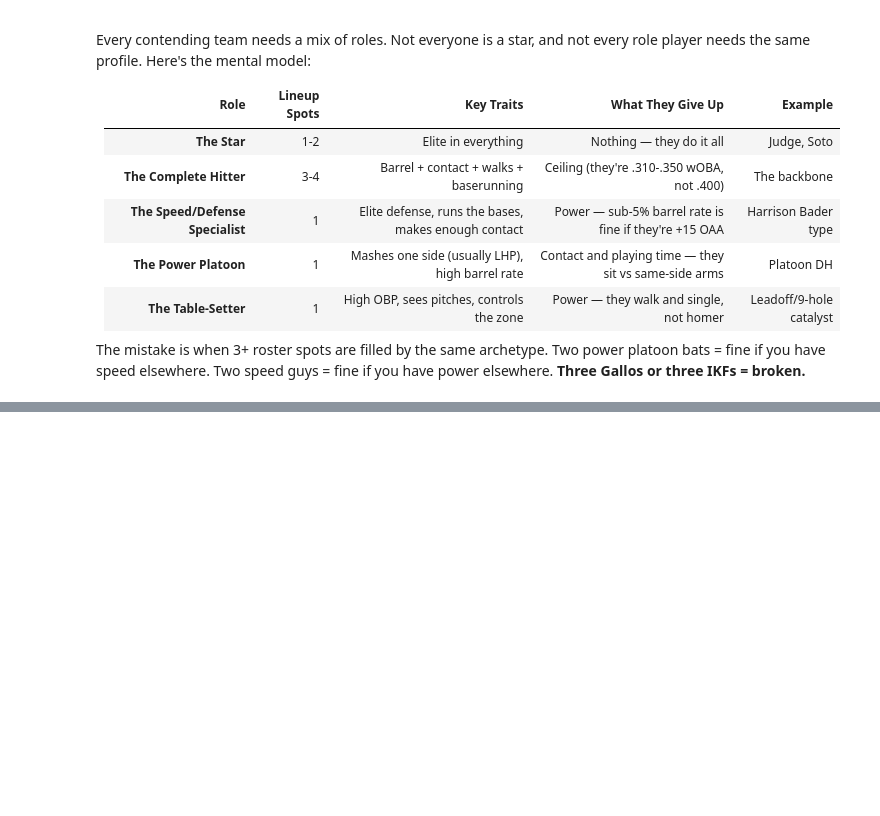
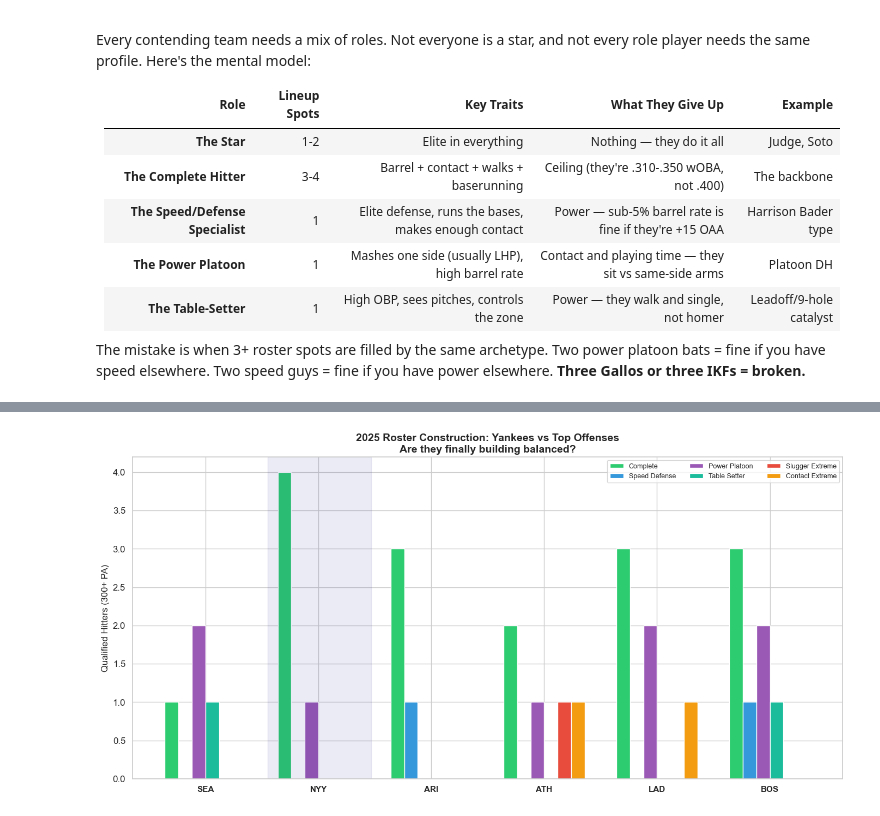
Before and after one commit to regimeiq/fire_fishman, a Jupyter notebook: notebooks/11_role_player_profile.ipynb, the cells around one changed output, grey strips where cells are left out. Drawn from its saved outputs; the diff is of its cells as text; code cells hidden in the pictures; blank space fills up the shorter version.

```diff
--- a/notebooks/11_role_player_profile.ipynb
+++ b/notebooks/11_role_player_profile.ipynb
@@ -547,0 +677,48 @@ plt.show()
+# %%
+# Figure 7: 2025 Yankees vs top 2025 teams by archetype distribution
+# Identify top teams by win% (use wRC+ as proxy if W not available)
+teams_25 = qualified[qualified["Season"] == 2025].groupby("Team").agg(
+    n_hitters=("Name", "count"),
+    avg_wOBA=("wOBA", "mean"),
+    n_complete=("archetype", lambda x: (x == "complete").sum()),
+    n_extreme=("archetype", lambda x: x.isin(["slugger_extreme", "contact_extreme"]).sum()),
+).sort_values("avg_wOBA", ascending=False)
+
+# Take top 6 teams + ensure NYY is included
+top_teams = list(teams_25.head(6).index)
+if "NYY" not in top_teams:
+    top_teams.append("NYY")
+
+fig, ax = plt.subplots(figsize=(14, 7))
+
+bar_width = 0.12
+x = np.arange(len(top_teams))
+archetypes_to_show = ["complete", "speed_defense", "power_platoon",
+                       "table_setter", "slugger_extreme", "contact_extreme"]
+
+for i, atype in enumerate(archetypes_to_show):
+    vals = []
+    for team in top_teams:
+        team_q = qualified[(qualified["Season"] == 2025) & (qualified["Team"] == team)]
+        vals.append(len(team_q[team_q["archetype"] == atype]))
+    bars = ax.bar(x + i * bar_width, vals, bar_width,
+                  color=archetype_colors.get(atype, "#bdc3c7"),
+                  label=atype.replace("_", " ").title())
+
+# Highlight NYY
+nyy_idx = top_teams.index("NYY")
+ax.axvspan(nyy_idx - 0.15, nyy_idx + len(archetypes_to_show) * bar_width + 0.05,
+           alpha=0.08, color="navy")
+
+ax.set_xticks(x + bar_width * 2.5)
+ax.set_xticklabels(top_teams, fontsize=11, fontweight="bold")
+ax.set_ylabel("Qualified Hitters (300+ PA)", fontsize=12)
+ax.set_title("2025 Roster Construction: Yankees vs Top Offenses\nAre they finally building balanced?",
+             fontsize=14, fontweight="bold")
+ax.legend(fontsize=9, ncol=3, loc="upper right")
+
+plt.tight_layout()
+plt.savefig("../outputs/figures/2025_construction_comparison.png", dpi=150, bbox_inches="tight")
+plt.show()
+# %% [output]
+[figure, added]
```
Also changed, not shown: parts of 15 cells of this notebook, 20 other files.
